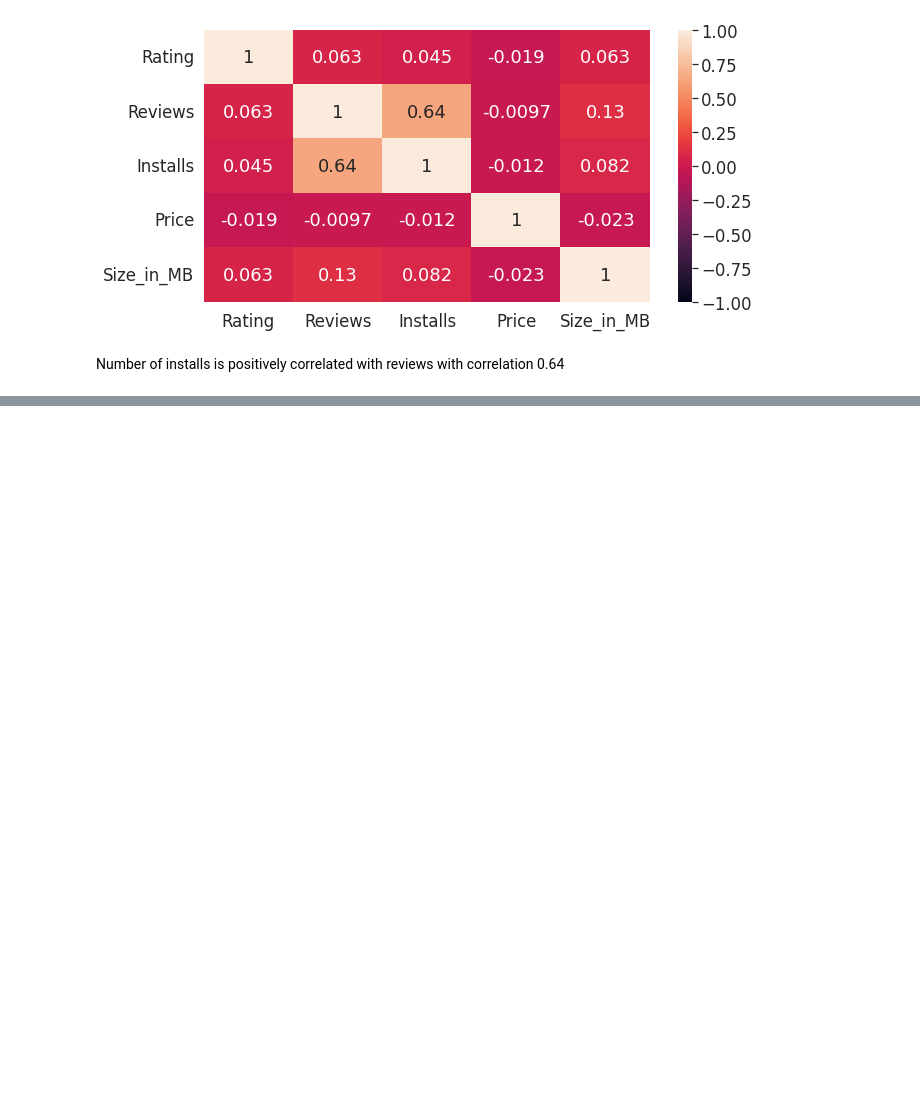
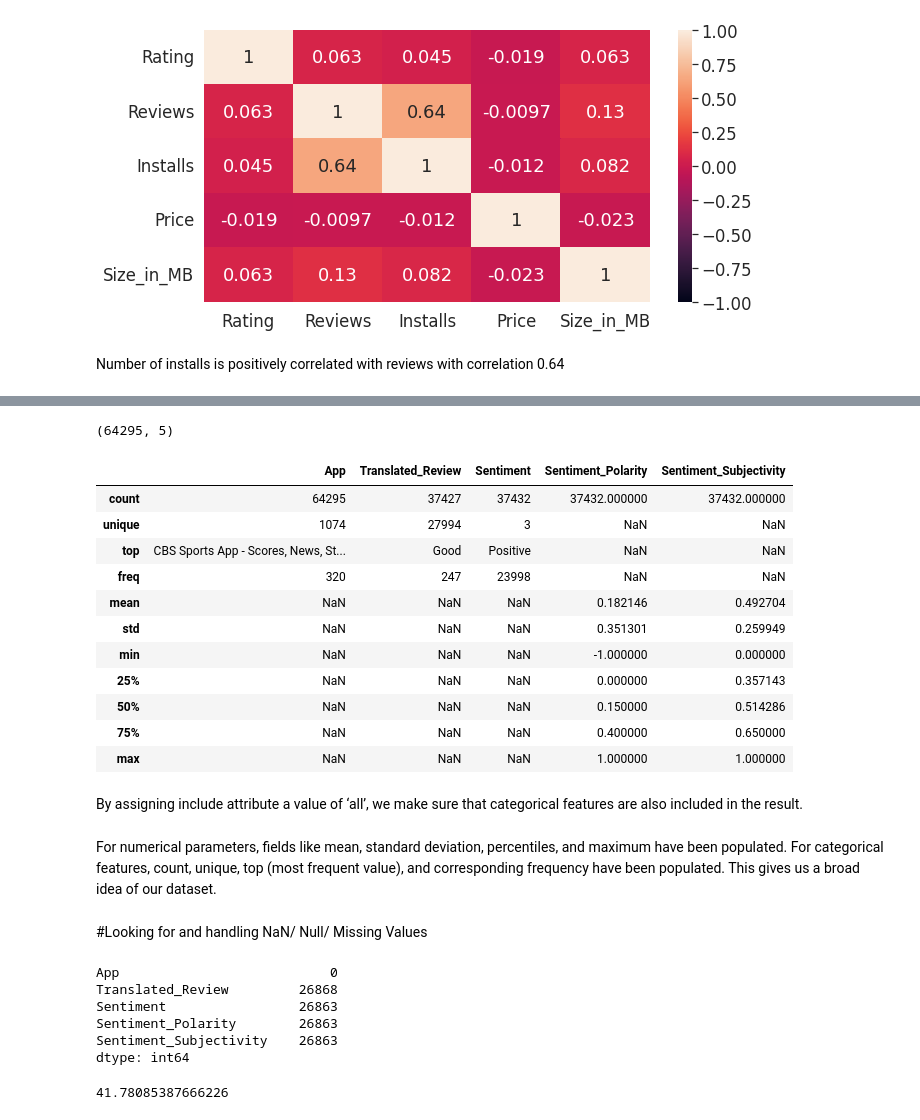
Before and after one commit to omajipawar/Play-Store-App-Review-Analysis, a Jupyter notebook: Play_Store_App_Review_Analysis(Omaji_pawar)_Capstone_Project.ipynb, the cells around one changed output, grey strips where cells are left out. Drawn from its saved outputs; the diff is of its cells as text; code cells hidden in the pictures; blank space fills up the shorter version.

```diff
--- a/Play_Store_App_Review_Analysis(Omaji_pawar)_Capstone_Project.ipynb
+++ b/Play_Store_App_Review_Analysis(Omaji_pawar)_Capstone_Project.ipynb
@@ -634,0 +682,43 @@ Number of installs is positively correlated with reviews with correlation 0.64
+# %%
+#Shape of dataset
+dataset.shape
+# %% [output]
+(64295, 5)
+# %%
+#Descriptive statistics
+dataset.describe(include='all')
+# %% [output]
+|  | App | Translated_Review | Sentiment | Sentiment_Polarity | Sentiment_Subjectivity |
+| count | 64295 | 37427 | 37432 | 37432.000000 | 37432.000000 |
+| unique | 1074 | 27994 | 3 | NaN | NaN |
+| top | CBS Sports App - Scores, News, St... | Good | Positive | NaN | NaN |
+| freq | 320 | 247 | 23998 | NaN | NaN |
+| mean | NaN | NaN | NaN | 0.182146 | 0.492704 |
+| std | NaN | NaN | NaN | 0.351301 | 0.259949 |
+| min | NaN | NaN | NaN | -1.000000 | 0.000000 |
+| 25% | NaN | NaN | NaN | 0.000000 | 0.357143 |
+| 50% | NaN | NaN | NaN | 0.150000 | 0.514286 |
+| 75% | NaN | NaN | NaN | 0.400000 | 0.650000 |
+| max | NaN | NaN | NaN | 1.000000 | 1.000000 |
+# %% [markdown]
+By assigning include attribute a value of ‘all’, we make sure that categorical features are also included in the result.
+# %% [markdown]
+For numerical parameters, fields like mean, standard deviation, percentiles, and maximum have been populated. For categorical features, count, unique, top (most frequent value), and corresponding frequency have been populated. This gives us a broad idea of our dataset.
+# %% [markdown]
+#Looking for and handling NaN/ Null/ Missing Values
+# %%
+#Check for null values present in each column
+dataset.isnull().sum()
+# %% [output]
+App                           0
+Translated_Review         26868
+Sentiment                 26863
+Sentiment_Polarity        26863
+Sentiment_Subjectivity    26863
+dtype: int64
+# %%
+#Null value percentage
+null_percentage = 100*dataset['Sentiment'].isnull().sum()/dataset.shape[0]
+null_percentage
+# %% [output]
+41.78085387666226
```
Also changed, not shown: parts of 24 cells of this notebook.
